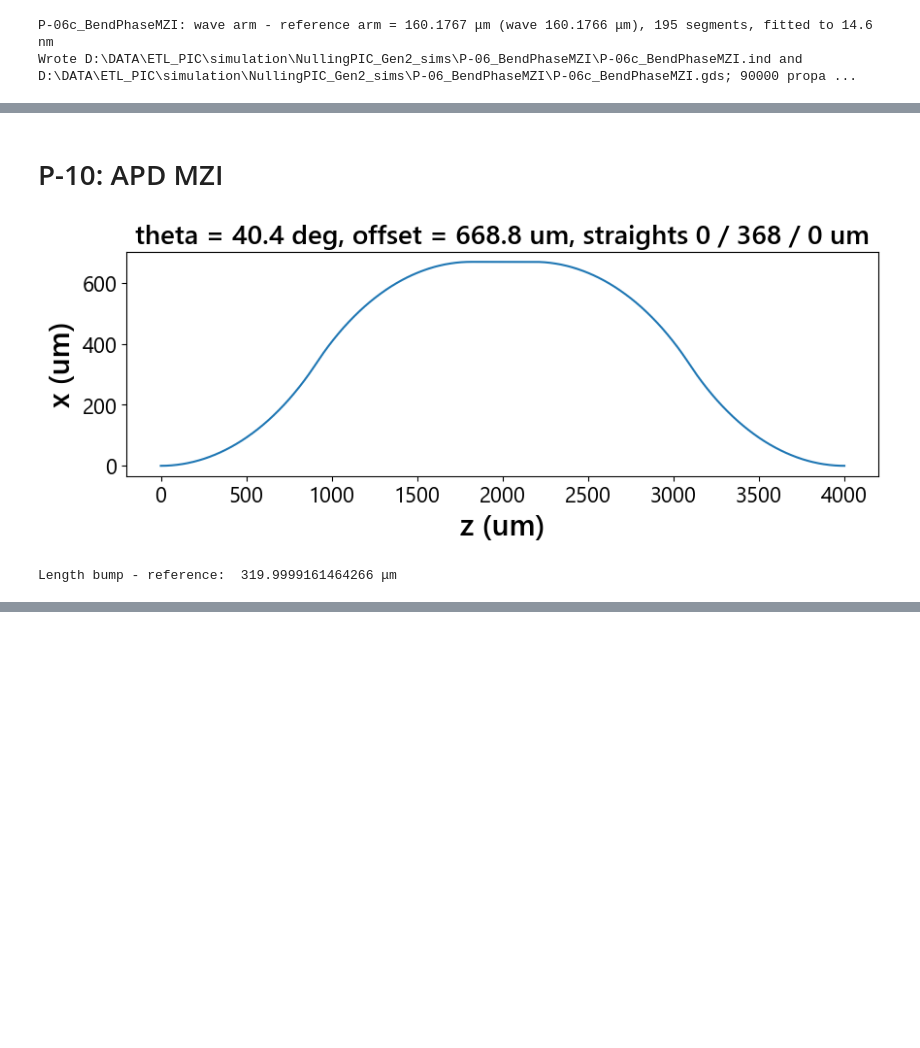
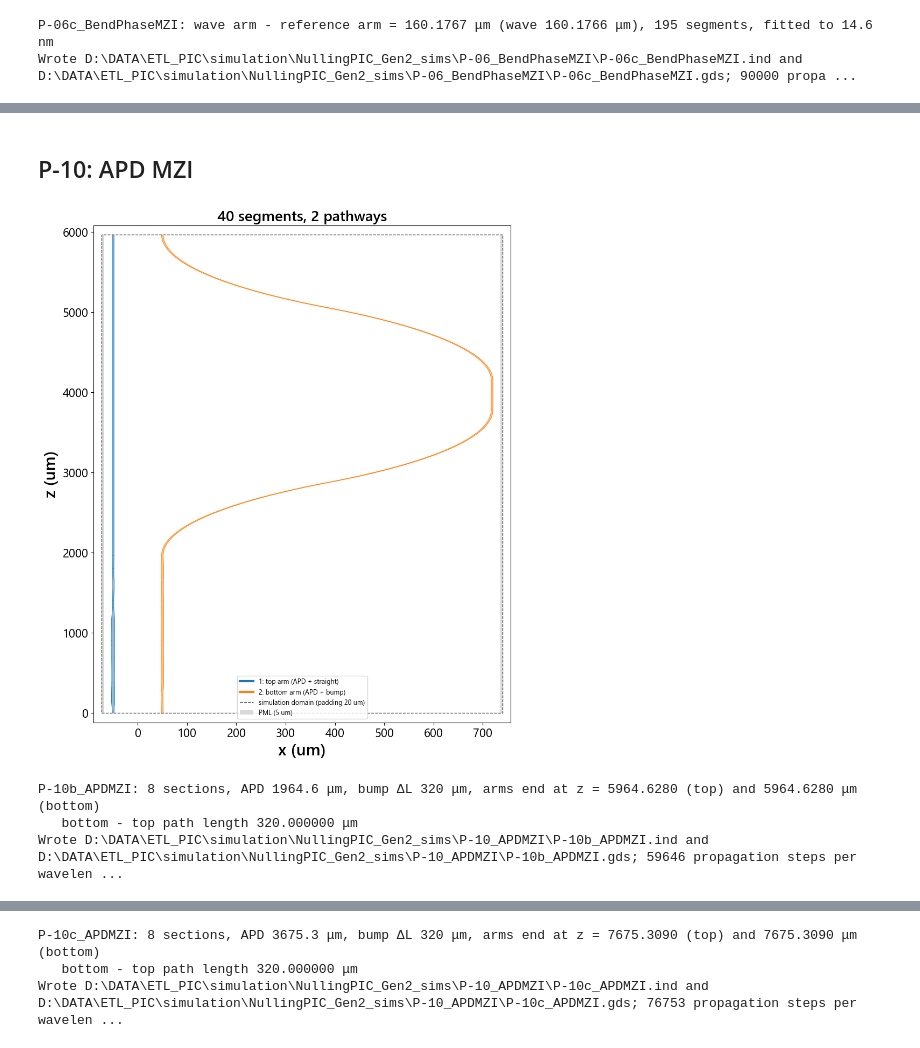
Before and after one commit to apaiasno/ETL_PIC, a Jupyter notebook: simulation/NullingPIC_Gen2_sims/MakeGeometry.ipynb, the cells around one changed output, grey strips where cells are left out. Cells and saved outputs as stored; diff of their text form; code cells hidden in the pictures; blank space fills up the shorter version.

```diff
--- a/simulation/NullingPIC_Gen2_sims/MakeGeometry.ipynb
+++ b/simulation/NullingPIC_Gen2_sims/MakeGeometry.ipynb
@@ -597,14 +642,50 @@ Length bump - reference:  159.99993356143386 μm
 # %% [markdown]
-# P-10: APD MZI
+## P-10: APD MZI
 # %%
-filename_root = 'P-10_APDMZI'
-working_dir = f"D:\\DATA\\NullingPIC_Gen2_sims\\{filename_root}\\"
+# Set up directories
+device_name = 'P-10_APDMZI'
+device_dir = f"D:\\DATA\\ETL_PIC\\simulation\\NullingPIC_Gen2_sims\\{device_name}\\"
 
-z_length, deltaL, R = 4000, 320, 1400
-x, z, phi = rlib.delay_arm(z_length, deltaL, R, end_straight=0, ds=1.0, x0=0.0, direction=1, plot=True)
-s, curvature = rlib.bend_curvature(x, z, phi)
-print('Length bump - reference: ', s[-1] - z_length, 'μm')
-rlib.save_gds(f"{working_dir}{variant}_bump.gds", x, z, phi, width=3.4, layer=1)
+# Set up parameters: each design's two tables and its path offset (um, + = extra path in the top arm, - = in the bottom arm)
+designs = {
+    "P-10b_APDMZI": dict(sections=f"{device_dir}b_design4_latticeblind_v3.csv",
+                         tapers=f"{device_dir}b_design4_latticeblind_v3_tapers.csv", path_offset=0.0),
+    "P-10c_APDMZI": dict(sections=f"{device_dir}c_design2_standard_v3.csv",
+                         tapers=f"{device_dir}c_design2_standard_v3_tapers.csv", path_offset=0.0),
+}
+arm_pitch = 100.0               # centre-to-centre distance of the two arms (um)
+
+# The delay bump of P-05b, after the APD on the right arm: z length 4000 um, delta L 320 um, R 1400 um (no bend offsets, as in P-05b)
+bump_z, bump_dL, bump_R = 4000.0, 320.0, 1400.0
+bump = rlib.delay_arm_parameters(bump_z, bump_dL, bump_R, end_straight=0)
+bump_angle = np.degrees(bump["theta"])
+bump_pieces = [("arc", bump_R, bump_angle), ("arc", bump_R, -bump_angle), ("line", bump["L_mid"]),
+               ("arc", bump_R, -bump_angle), ("arc", bump_R, bump_angle)]                # S-bend out (+x), straight, S-bend back
+
+for design_name, d in designs.items():
+    # Read APD parameters
+    apd = rlib.read_apd_tables(d["sections"], d["tapers"])
+    dL = d["path_offset"]
+
+    # Construct circuit: top arm on the left (-x) then a straight as long in z as the bump, bottom arm on the right (+x) then the bump
+    paths = device_paths(device_dir, design_name)
+    c = rlib.Circuit(width=WIDTH, orientation="extended")
+    top = c.add_route(-arm_pitch / 2, 0.0, 0.0, rlib.apd_pieces(apd, "top", path_offset=max(dL, 0.0)) + [("line", bump_z)],
+                      width=apd["guide_width"])
+    c.add_pathway(top["segments"], launch=True)
+    bottom = c.add_route(arm_pitch / 2, 0.0, 0.0, rlib.apd_pieces(apd, "bottom", path_offset=max(-dL, 0.0)) + bump_pieces,
+                         width=apd["guide_width"])
+    c.add_pathway(bottom["segments"], launch=True)
+
+    # Export and visualize circuit
+    export_device(c, paths)
+    c.plot(labels=["top arm (APD + straight)", "bottom arm (APD + bump)"], figsize=(10, 12))
+    print(f"{design_name}: {len(apd['sections'])} sections, APD {apd['length']:.1f} μm, bump ΔL {bump_dL:g} μm, arms end at z = "
+          f"{top['z_end']:.4f} (top) and {bottom['z_end']:.4f} μm (bottom)")
+    print(f"   bottom - top path length {bottom['path_length'] - top['path_length']:.6f} μm")
+    print(f"Wrote {paths['ind']} and {paths['gds']}; {max(top['z_end'], bottom['z_end']) / SIM['Step_z']:.0f} propagation steps per wavelength")
 # %% [output]
-[figure, old version]
+[figure, new version]
-Length bump - reference:  319.9999161464266 μm
+P-10b_APDMZI: 8 sections, APD 1964.6 μm, bump ΔL 320 μm, arms end at z = 5964.6280 (top) and 5964.6280 μm (bottom)
+   bottom - top path length 320.000000 μm
+Wrote D:\DATA\ETL_PIC\simulation\NullingPIC_Gen2_sims\P-10_APDMZI\P-10b_APDMZI.ind and D:\DATA\ETL_PIC\simulation\NullingPIC_Gen2_sims\P-10_APDMZI\P-10b_APDMZI.gds; 59646 propagation steps per wavelen ...
@@ -610,0 +693,3 @@ Length bump - reference:  319.9999161464266 μm
+P-10c_APDMZI: 8 sections, APD 3675.3 μm, bump ΔL 320 μm, arms end at z = 7675.3090 (top) and 7675.3090 μm (bottom)
+   bottom - top path length 320.000000 μm
+Wrote D:\DATA\ETL_PIC\simulation\NullingPIC_Gen2_sims\P-10_APDMZI\P-10c_APDMZI.ind and D:\DATA\ETL_PIC\simulation\NullingPIC_Gen2_sims\P-10_APDMZI\P-10c_APDMZI.gds; 76753 propagation steps per wavelen ...
```
Also changed, not shown: parts of 23 cells of this notebook, 24 other files.
